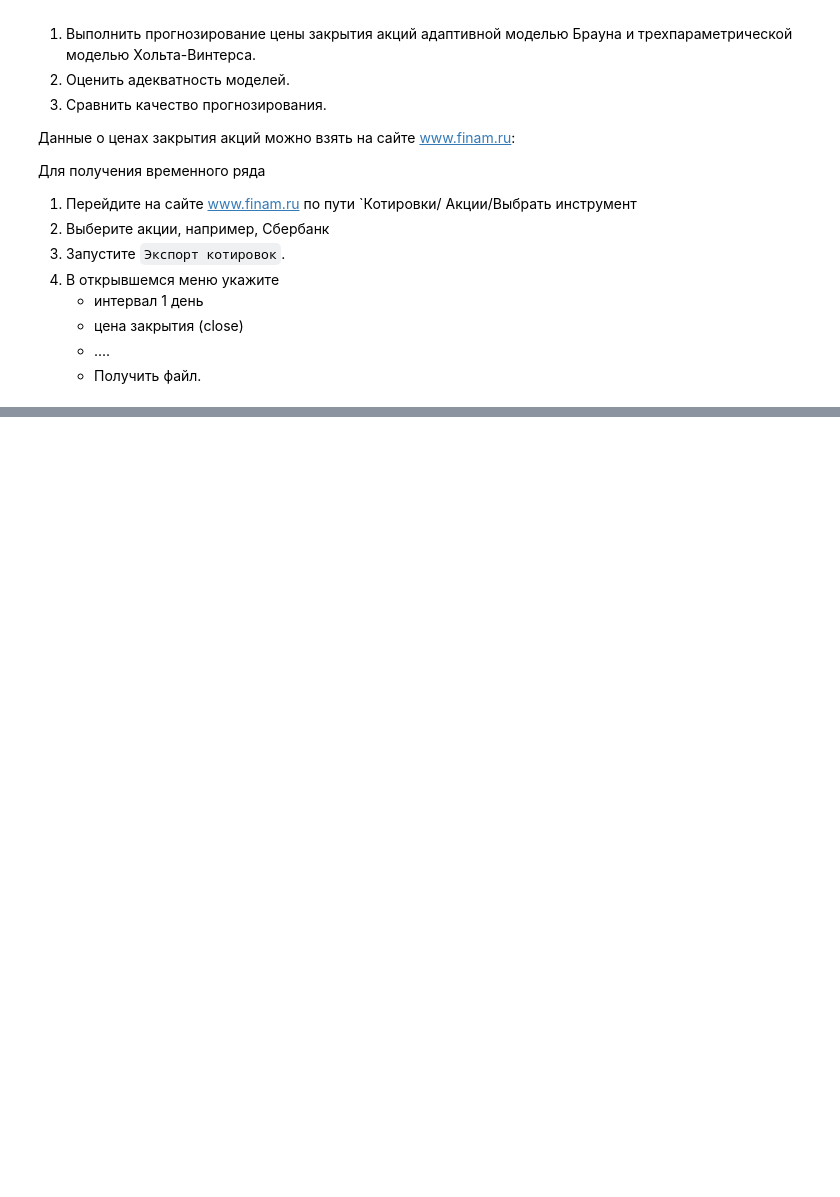
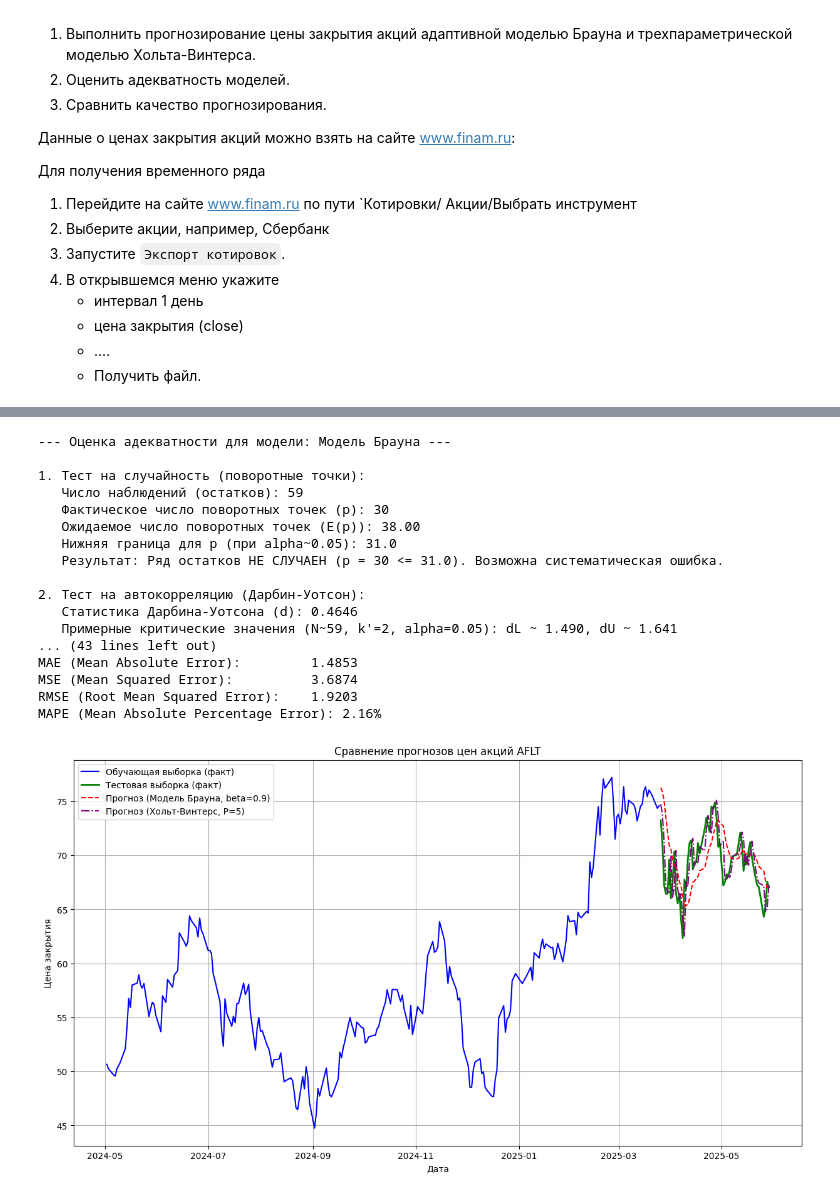
Before and after one commit to FessDemon/pim, a Jupyter notebook: pr_st_an_data/asa_course/Seminars/lab06/S6. Адаптивные модели.ipynb, the cells around one changed output, grey strips where cells are left out. Drawn from its saved outputs; the diff is of its cells as text; code cells hidden in the pictures; blank space fills up the shorter version.

```diff
--- a/pr_st_an_data/asa_course/Seminars/lab06/S6. Адаптивные модели.ipynb
+++ b/pr_st_an_data/asa_course/Seminars/lab06/S6. Адаптивные модели.ipynb
@@ -115,0 +175,10 @@ import numpy as np
+# %%
+# Выбираем нужный временной ряд (цены закрытия)
+series = df['CLOSE']
+
+# Разделение данных на обучающую и тестовую выборки (например, 80% на обучение, 20% на тест)
+train, test = train_test_split(series, test_size=0.2, shuffle=False)
+
+print(f"\nРазмер исходного ряда: {len(series)}")
+print(f"Размер обучающей выборки: {len(train)}")
+print(f"Размер тестовой выборки: {len(test)}")
@@ -115,0 +503,70 @@ import numpy as np
+# %%
+# Оценка модели Брауна
+brown_errors = None
+if not brown_predictions.empty:
+    brown_residuals = test - brown_predictions
+    evaluate_model_adequacy(brown_residuals, "Модель Брауна", num_model_params=2) # 2 параметра (a0, a1)
+    brown_errors = calculate_forecast_errors(test, brown_predictions, "Модель Брауна")
+else:
+    print("\nПропущена оценка модели Брауна из-за ошибок при прогнозировании.")
+
+# Оценка модели Хольта-Винтерса
+holt_winters_errors = None
+if not holt_winters_predictions.empty:
+    holt_winters_residuals = test - holt_winters_predictions
+    evaluate_model_adequacy(holt_winters_residuals, "Модель Хольта-Винтерса", num_model_params=3) # 3 параметра (alpha, beta, gamma)
+    holt_winters_errors = calculate_forecast_errors(test, holt_winters_predictions, "Модель Хольта-Винтерса")
+else:
+    print("\nПропущена оценка модели Хольта-Винтерса из-за ошибок при прогнозировании.")
+
+# Визуализация результатов
+plt.figure(figsize=(15, 8))
+plt.plot(train.index, train, label='Обучающая выборка (факт)', color='blue')
+plt.plot(test.index, test, label='Тестовая выборка (факт)', color='green', linewidth=2)
+
+if not brown_predictions.empty:
+    plt.plot(brown_predictions.index, brown_predictions,
+             label=f'Прогноз (Модель Брауна, beta={beta_brown})', color='red', linestyle='--')
+if not holt_winters_predictions.empty:
+    plt.plot(holt_winters_predictions.index, holt_winters_predictions,
+             label=f'Прогноз (Хольт-Винтерс, P={seasonal_period})', color='purple', linestyle='-.')
+
+plt.title('Сравнение прогнозов цен акций AFLT')
+plt.xlabel('Дата')
+plt.ylabel('Цена закрытия')
+plt.legend()
+plt.grid(True)
+plt.show()
+
+# Сводная таблица ошибок для сравнения
+error_data = {}
+if brown_errors:
+    error_data['Модель Брауна'] = brown_errors
+if holt_winters_errors:
+    error_data['Хольт-Винтерс'] = holt_winters_errors
+
+if error_data:
+    error_comparison_df = pd.DataFrame(error_data)
+    print("\n--- Сравнение метрик качества прогнозирования ---")
+    print(error_comparison_df)
+else:
+    print("\nНе удалось рассчитать метрики ошибок ни для одной из моделей.")
+# %% [output]
+--- Оценка адекватности для модели: Модель Брауна ---
+
+1. Тест на случайность (поворотные точки):
+   Число наблюдений (остатков): 59
+   Фактическое число поворотных точек (p): 30
+   Ожидаемое число поворотных точек (E(p)): 38.00
+   Нижняя граница для p (при alpha~0.05): 31.0
+   Результат: Ряд остатков НЕ СЛУЧАЕН (p = 30 <= 31.0). Возможна систематическая ошибка.
+
+2. Тест на автокорреляцию (Дарбин-Уотсон):
+   Статистика Дарбина-Уотсона (d): 0.4646
+   Примерные критические значения (N~59, k'=2, alpha=0.05): dL ~ 1.490, dU ~ 1.641
+... (43 lines left out)
+MAE (Mean Absolute Error):         1.4853
+MSE (Mean Squared Error):          3.6874
+RMSE (Root Mean Squared Error):    1.9203
+MAPE (Mean Absolute Percentage Error): 2.16%
+[figure, added]
```
Also changed, not shown: parts of 11 cells of this notebook.
